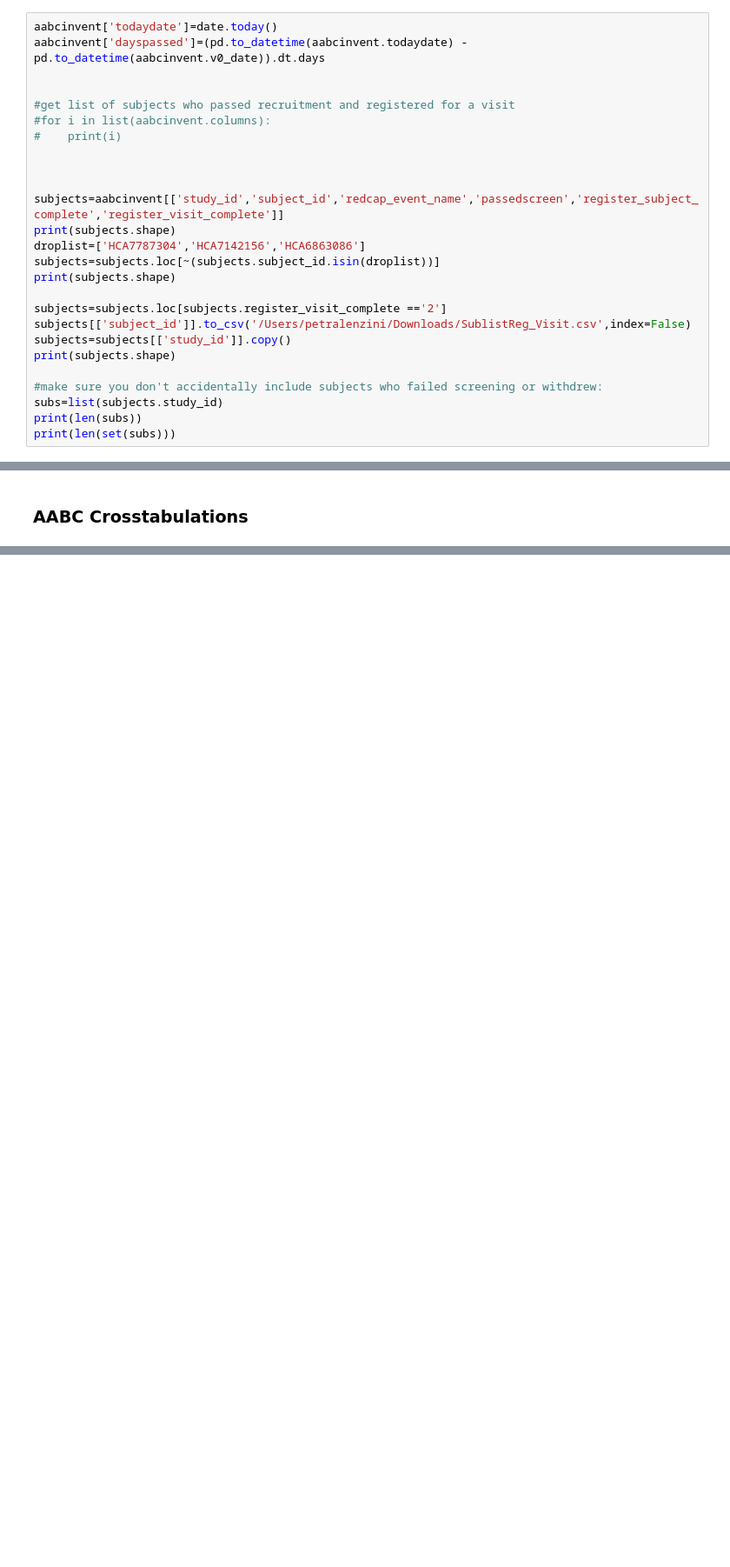
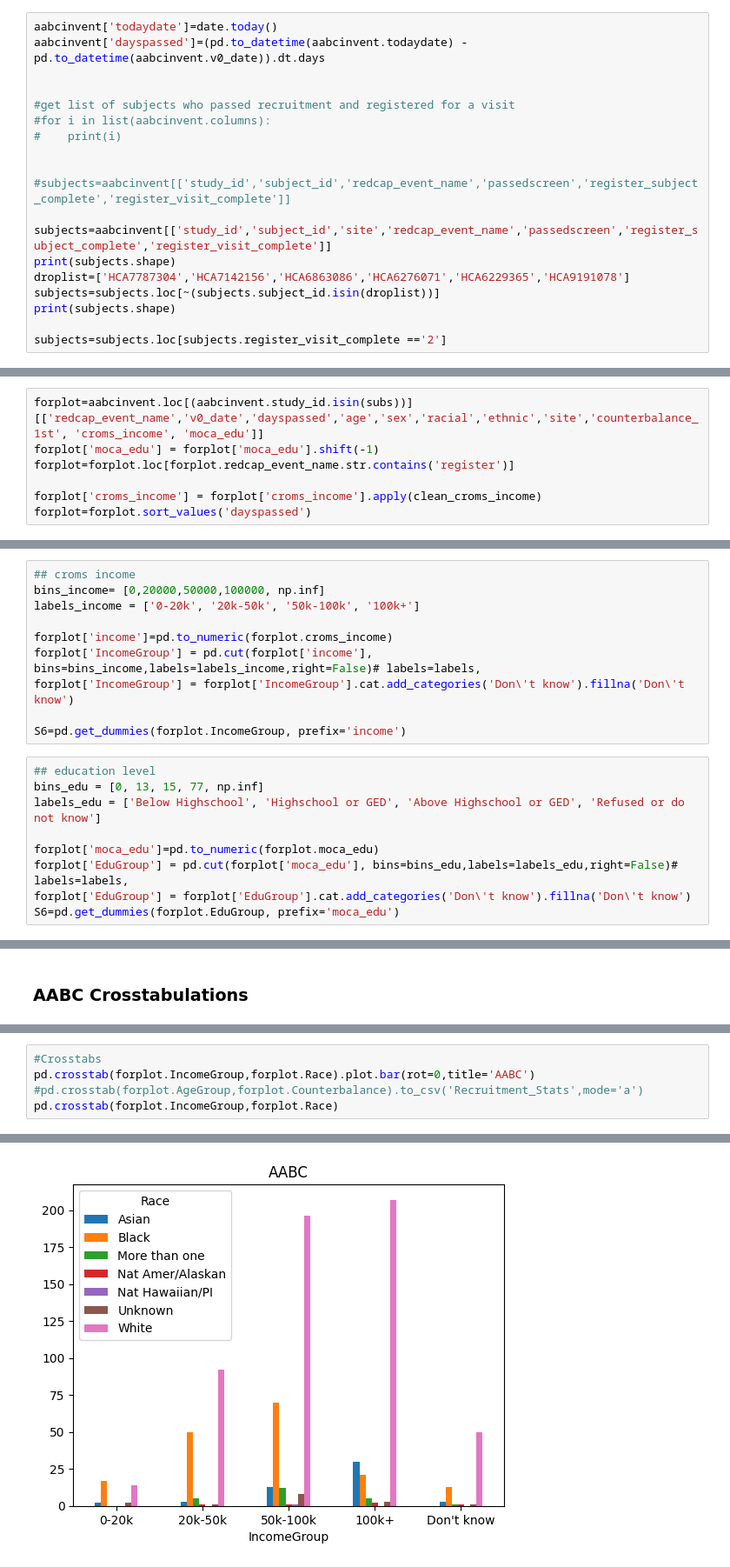
Before and after one commit to humanconnectome/AABC_Behavioral_QC, a Jupyter notebook: AABC_HCA_recruitmentstats.ipynb, the cells around one changed output, grey strips where cells are left out. Shown at 87% size. Drawn from its saved outputs; the diff is of its cells as text; blank space fills up the shorter version.

```diff
--- a/AABC_HCA_recruitmentstats.ipynb
+++ b/AABC_HCA_recruitmentstats.ipynb
@@ -49,19 +216,12 @@ aabcinvent['dayspassed']=(pd.to_datetime(aabcinvent.todaydate) - pd.to_datetime(
 #    print(i)
 
 
+#subjects=aabcinvent[['study_id','subject_id','redcap_event_name','passedscreen','register_subject_complete','register_visit_complete']]
 
-subjects=aabcinvent[['study_id','subject_id','redcap_event_name','passedscreen','register_subject_complete','register_visit_complete']]
+subjects=aabcinvent[['study_id','subject_id','site','redcap_event_name','passedscreen','register_subject_complete','register_visit_complete']]
 print(subjects.shape)
-droplist=['HCA7787304','HCA7142156','HCA6863086']
+droplist=['HCA7787304','HCA7142156','HCA6863086','HCA6276071','HCA6229365','HCA9191078']
 subjects=subjects.loc[~(subjects.subject_id.isin(droplist))]
 print(subjects.shape)
 
 subjects=subjects.loc[subjects.register_visit_complete =='2']
-subjects[['subject_id']].to_csv('/Users/petralenzini/Downloads/SublistReg_Visit.csv',index=False)
-subjects=subjects[['study_id']].copy()
-print(subjects.shape)
-
-#make sure you don't accidentally include subjects who failed screening or withdrew:
-subs=list(subjects.study_id)
-print(len(subs))
-print(len(set(subs)))
@@ -74,3 +271,10 @@ forplot=forplot.sort_values('dayspassed')
+# %%
+forplot=aabcinvent.loc[(aabcinvent.study_id.isin(subs))][['redcap_event_name','v0_date','dayspassed','age','sex','racial','ethnic','site','counterbalance_1st', 'croms_income', 'moca_edu']]
+forplot['moca_edu'] = forplot['moca_edu'].shift(-1)
+forplot=forplot.loc[forplot.redcap_event_name.str.contains('register')]
+
+forplot['croms_income'] = forplot['croms_income'].apply(clean_croms_income)
+forplot=forplot.sort_values('dayspassed')
 # %%
 #PREPARE DATA FOR PLOTS
 #forplot['sexsum']=
@@ -155,6 +359,25 @@ forplot['age85sum5']=pd.to_numeric(S55['age5_[85, 90)'],errors='coerce').cumsum(
 forplot['age90sum5']=pd.to_numeric(S55['age5_[90, 125)'],errors='coerce').cumsum()
 
 #forplot.columns
+# %%
+## croms income
+bins_income= [0,20000,50000,100000, np.inf]
+labels_income = ['0-20k', '20k-50k', '50k-100k', '100k+']
+
+forplot['income']=pd.to_numeric(forplot.croms_income)
+forplot['IncomeGroup'] = pd.cut(forplot['income'], bins=bins_income,labels=labels_income,right=False)# labels=labels,
+forplot['IncomeGroup'] = forplot['IncomeGroup'].cat.add_categories('Don\'t know').fillna('Don\'t know')
+
+S6=pd.get_dummies(forplot.IncomeGroup, prefix='income')
+# %%
+## education level
+bins_edu = [0, 13, 15, 77, np.inf]
+labels_edu = ['Below Highschool', 'Highschool or GED', 'Above Highschool or GED', 'Refused or do not know']
+
+forplot['moca_edu']=pd.to_numeric(forplot.moca_edu)
+forplot['EduGroup'] = pd.cut(forplot['moca_edu'], bins=bins_edu,labels=labels_edu,right=False)# labels=labels,
+forplot['EduGroup'] = forplot['EduGroup'].cat.add_categories('Don\'t know').fillna('Don\'t know')
+S6=pd.get_dummies(forplot.EduGroup, prefix='moca_edu')
 # %% [markdown]
 ## ALL participants, by cohort
 # %%
@@ -383,0 +1044,6 @@ pd.crosstab(forplot.AgeGroup,forplot.Counterbalance)
+# %%
+#Crosstabs
+pd.crosstab(forplot.IncomeGroup,forplot.Race).plot.bar(rot=0,title='AABC')
+#pd.crosstab(forplot.AgeGroup,forplot.Counterbalance).to_csv('Recruitment_Stats',mode='a')
+pd.crosstab(forplot.IncomeGroup,forplot.Race)
+# %% [output]
@@ -383,0 +1057 @@ pd.crosstab(forplot.AgeGroup,forplot.Counterbalance)
+[figure, added]
```
Also changed, not shown: parts of 83 cells of this notebook.
